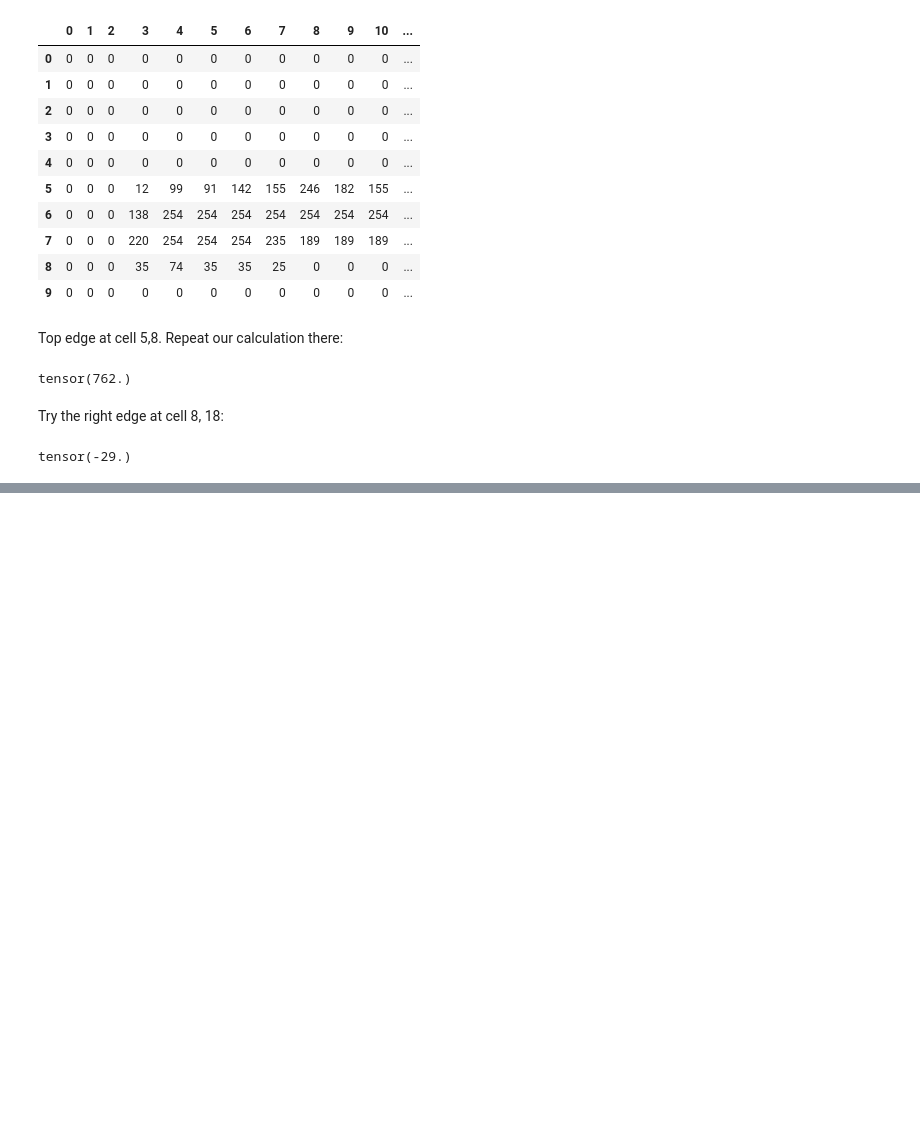
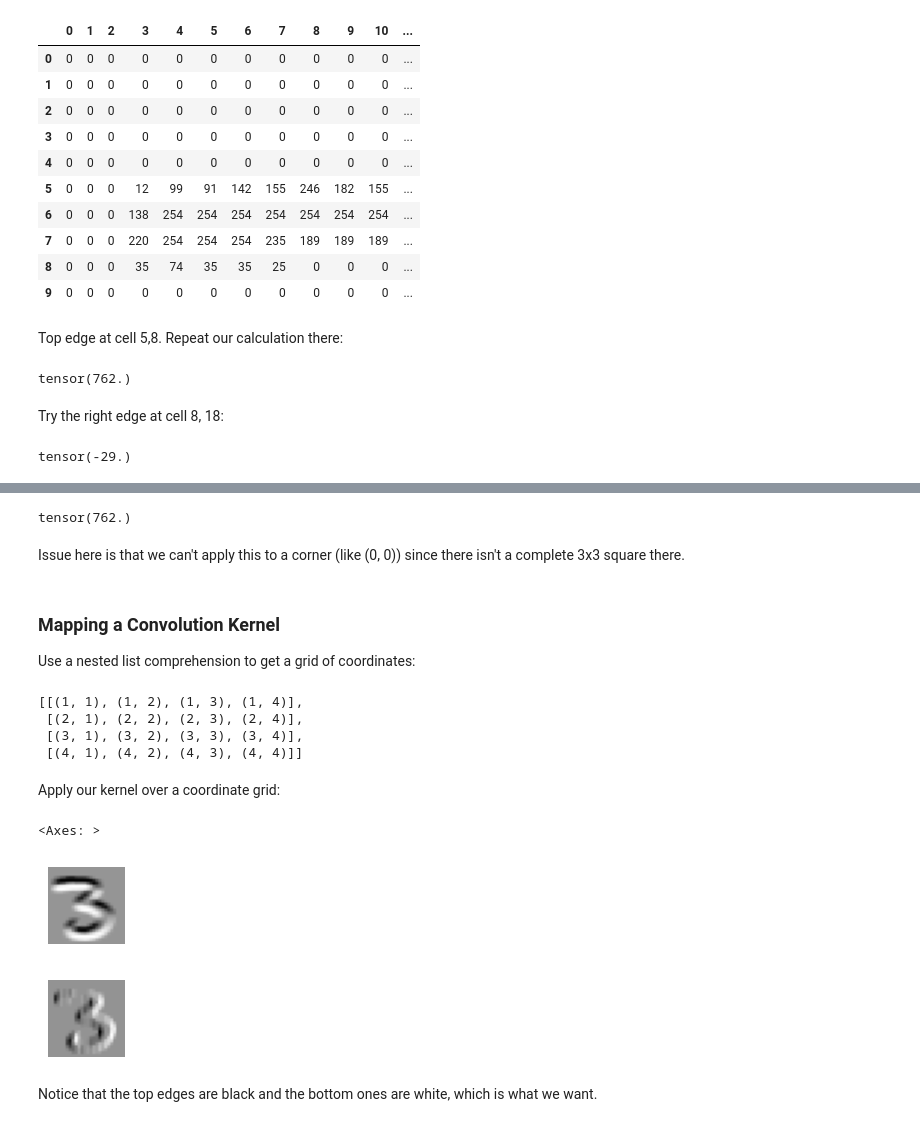
Before and after one commit to joshgregory42/practical_deep_learning, a Jupyter notebook: ch_13_convolutions.ipynb, the cells around one changed output, grey strips where cells are left out. Cells and saved outputs as stored; diff of their text form; code cells hidden in the pictures; blank space fills up the shorter version.

```diff
--- a/ch_13_convolutions.ipynb
+++ b/ch_13_convolutions.ipynb
@@ -73,0 +81,43 @@ tensor(-29.)
+# %%
+def apply_kernel(row, col, kernel):
+  return (im3_t[row-1:row+2, col-1:col+2] * kernel).sum()
+# %%
+apply_kernel(5, 7, top_edge)
+# %% [output]
+tensor(762.)
+# %% [markdown]
+Issue here is that we can't apply this to a corner (like (0, 0)) since there isn't a complete 3x3 square there.
+# %% [markdown]
+### Mapping a Convolution Kernel
+
+Use a nested list comprehension to get a grid of coordinates:
+# %%
+[[(i, j) for j in range(1, 5)] for i in range(1, 5)]
+# %% [output]
+[[(1, 1), (1, 2), (1, 3), (1, 4)],
+ [(2, 1), (2, 2), (2, 3), (2, 4)],
+ [(3, 1), (3, 2), (3, 3), (3, 4)],
+ [(4, 1), (4, 2), (4, 3), (4, 4)]]
+# %% [markdown]
+Apply our kernel over a coordinate grid:
+# %%
+rng = range(1, 27)
+
+top_edge3 = tensor([[apply_kernel(i, j, top_edge) for j in rng] for i in rng])
+
+show_image(top_edge3)
+# %% [output]
+<Axes: >
+[figure, added]
+# %%
+left_edge = tensor([[-1,1,0],
+                    [-1,1,0],
+                    [-1,1,0]]).float()
+
+left_edge3 = tensor([[apply_kernel(i,j,left_edge) for j in rng] for i in rng])
+
+show_image(left_edge3);
+# %% [output]
+[figure, added]
+# %% [markdown]
+Notice that the top edges are black and the bottom ones are white, which is what we want.
```
Also changed, not shown: parts of 94 cells of this notebook.
